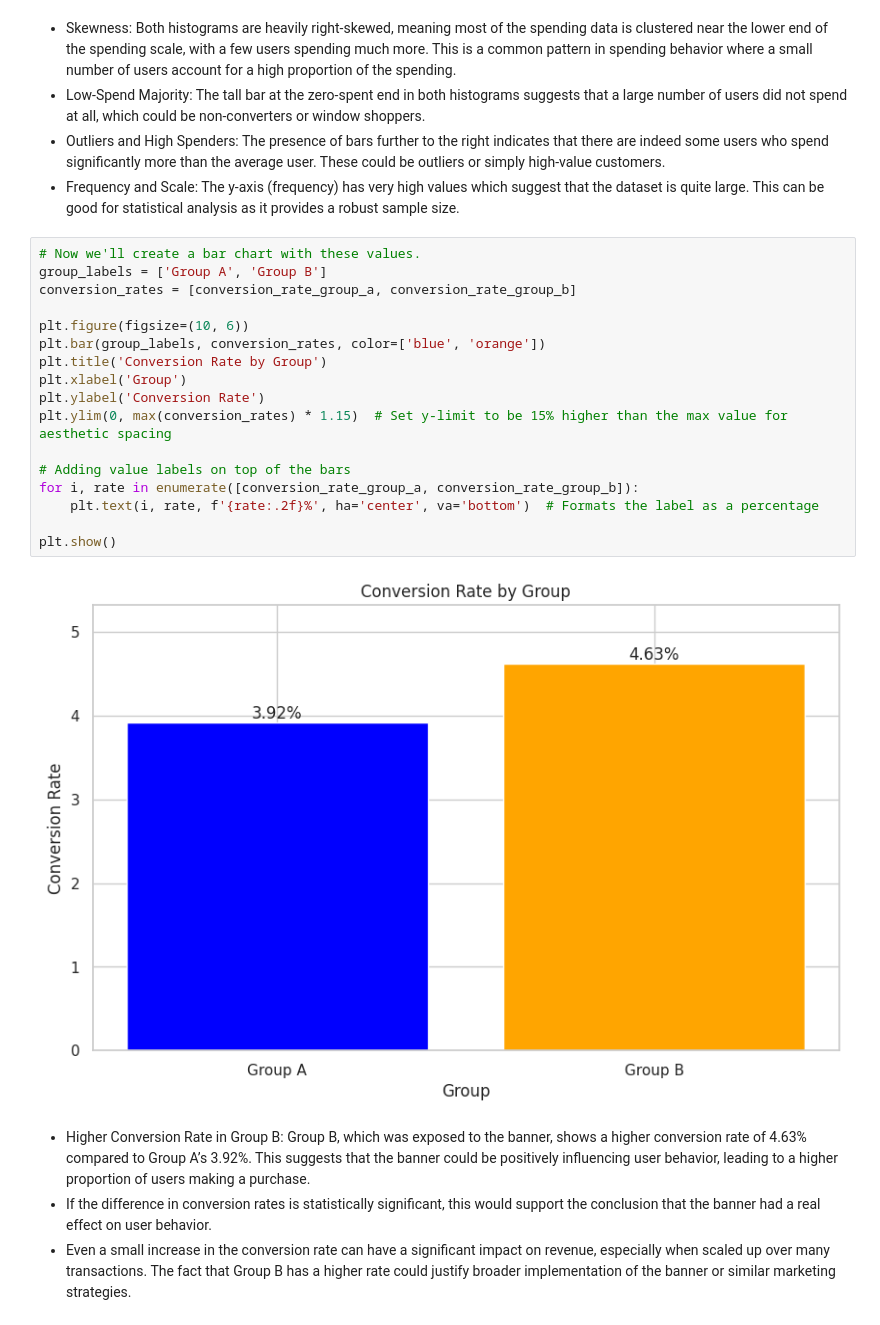
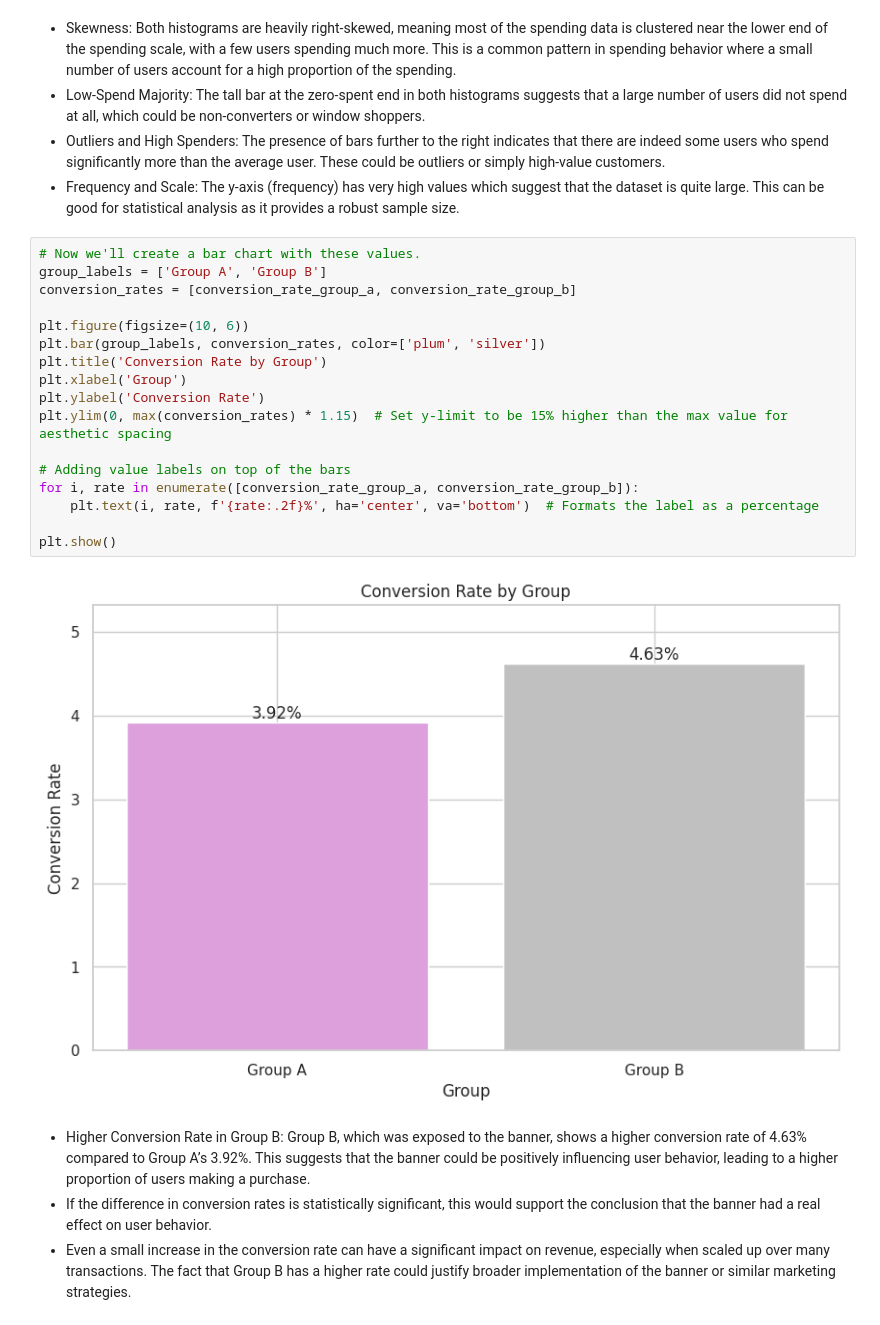
Before and after one commit to mdepasquale1023/Globox, a Jupyter notebook: GloBox_StatAnalysis.ipynb, the cells around one changed output. Drawn from its saved outputs; the diff is of its cells as text.

```diff
--- a/GloBox_StatAnalysis.ipynb
+++ b/GloBox_StatAnalysis.ipynb
@@ -183,22 +183,22 @@ plt.show()
 # %%
 # Now we'll create a bar chart with these values.
 group_labels = ['Group A', 'Group B']
 conversion_rates = [conversion_rate_group_a, conversion_rate_group_b]
 
 plt.figure(figsize=(10, 6))
-plt.bar(group_labels, conversion_rates, color=['blue', 'orange'])
+plt.bar(group_labels, conversion_rates, color=['plum', 'silver'])
 plt.title('Conversion Rate by Group')
 plt.xlabel('Group')
 plt.ylabel('Conversion Rate')
 plt.ylim(0, max(conversion_rates) * 1.15)  # Set y-limit to be 15% higher than the max value for aesthetic spacing
 
 # Adding value labels on top of the bars
 for i, rate in enumerate([conversion_rate_group_a, conversion_rate_group_b]):
     plt.text(i, rate, f'{rate:.2f}%', ha='center', va='bottom')  # Formats the label as a percentage
 
 plt.show()
 # %% [output]
-[figure, old version]
+[figure, new version]
 # %% [markdown]
 - Higher Conversion Rate in Group B: Group B, which was exposed to the banner, shows a higher conversion rate of 4.63% compared to Group A’s 3.92%. This suggests that the banner could be positively influencing user behavior, leading to a higher proportion of users making a purchase.
 - If the difference in conversion rates is statistically significant, this would support the conclusion that the banner had a real effect on user behavior.
```
Also changed, not shown: parts of 5 cells of this notebook.
